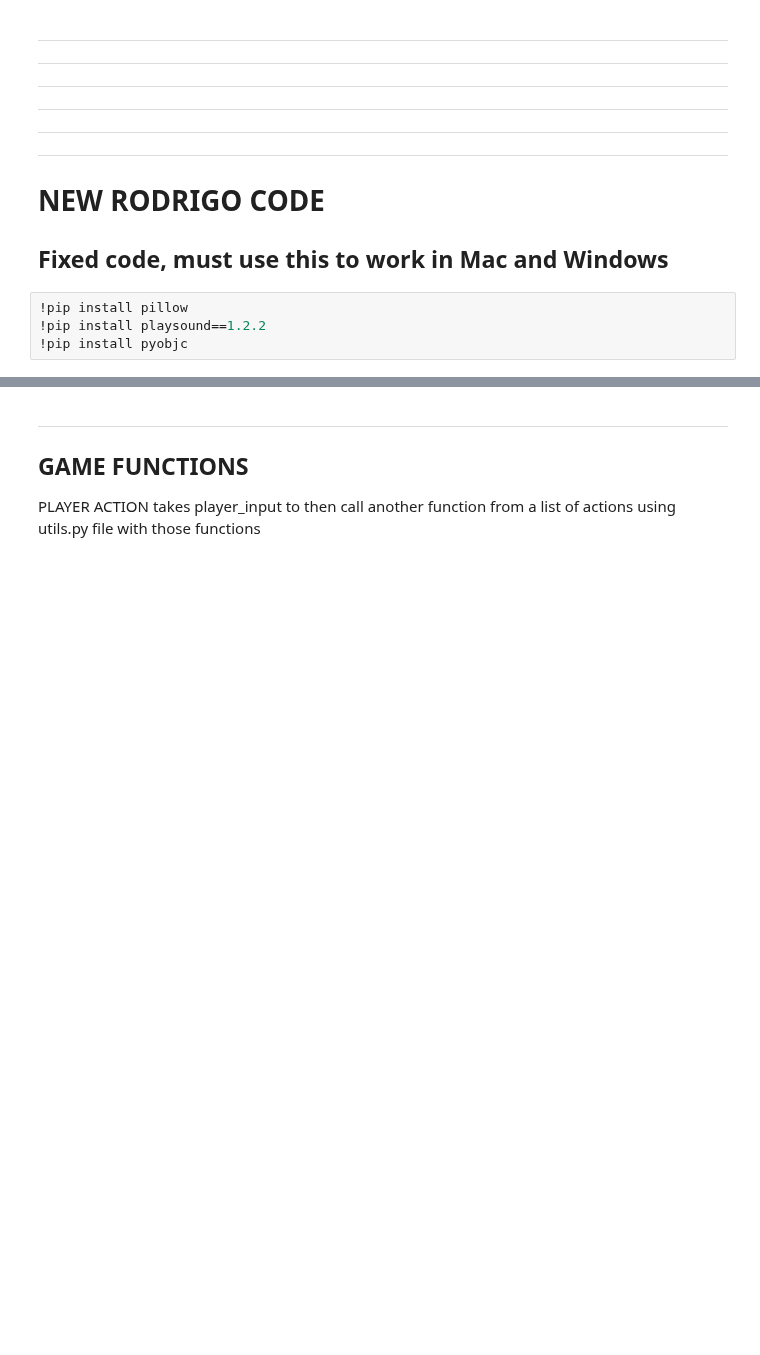
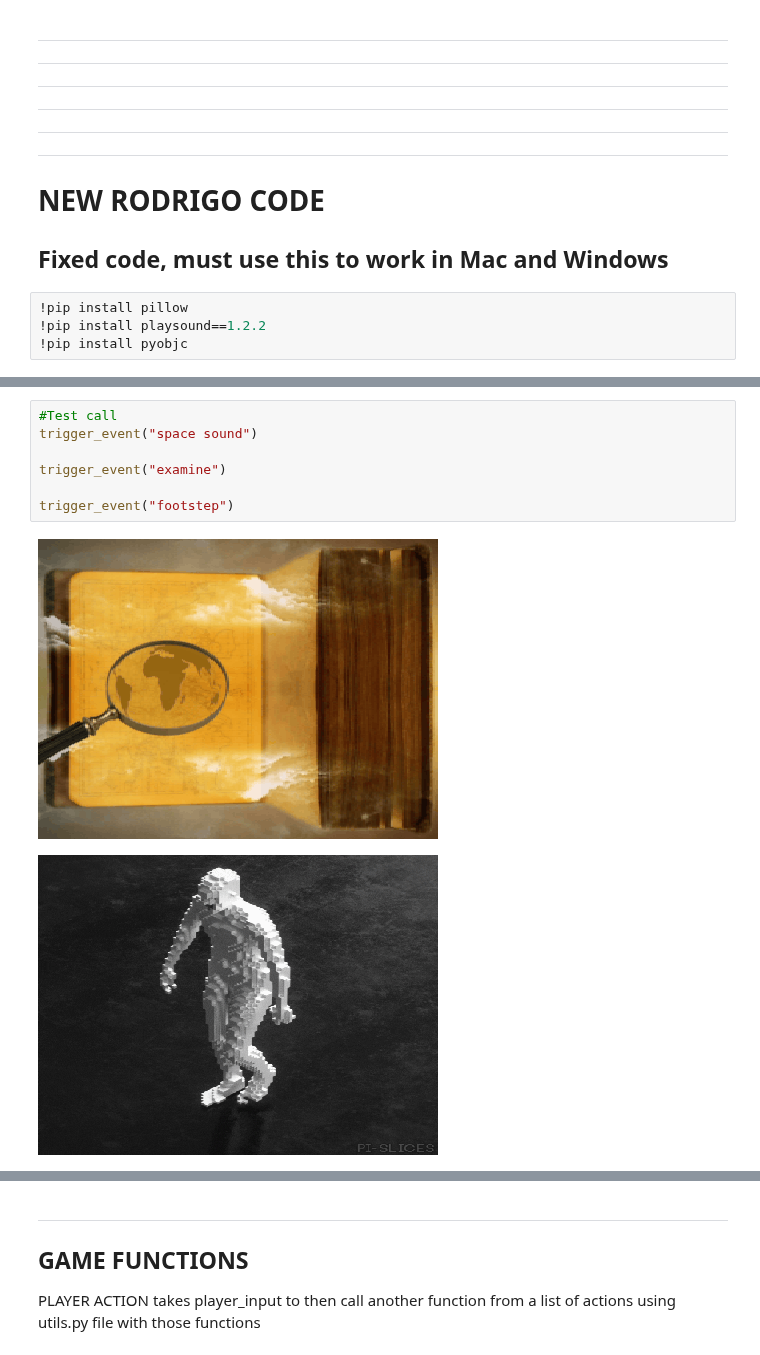
Before and after one commit to Prabhsheenkaur/escape-room-2, a Jupyter notebook: main.ipynb, the cells around one changed output, grey strips where cells are left out. Drawn from its saved outputs; the diff is of its cells as text; blank space fills up the shorter version.

```diff
--- a/main.ipynb
+++ b/main.ipynb
@@ -1008,0 +990,10 @@ if __name__ == "__main__":
+# %%
+#Test call
+trigger_event("space sound")
+
+trigger_event("examine")
+
+trigger_event("footstep")
+# %% [output]
+[figure, added]
+[figure, added]
```
Also changed, not shown: parts of 7 cells of this notebook, 29 other files.
